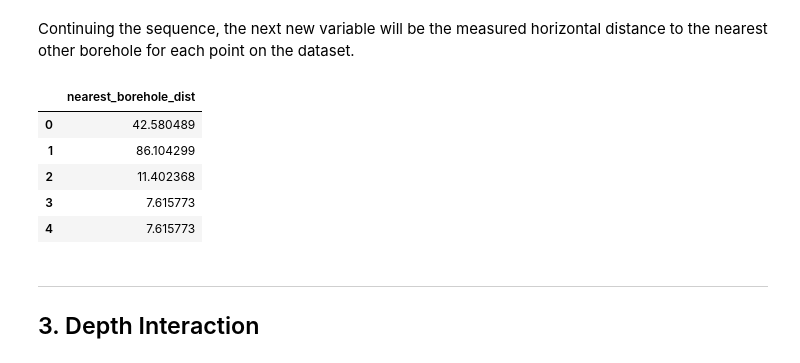
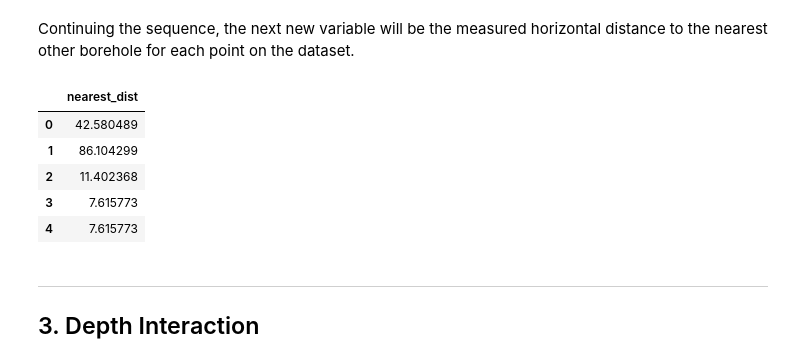
Before and after one commit to leinadher/GeoThesis, a Jupyter notebook: jupyter_notebooks/04_transformation_zh_mastersonden.ipynb, the cells around one changed output. Saved outputs shown, nothing was run; the diff lists cells and outputs as text; code cells hidden in the pictures.

```diff
--- a/jupyter_notebooks/04_transformation_zh_mastersonden.ipynb
+++ b/jupyter_notebooks/04_transformation_zh_mastersonden.ipynb
@@ -114,20 +114,20 @@ Continuing the sequence, the next new variable will be the measured horizontal d
 # %%
 # Extract coordinate tuples from geometry
 coords = np.array([(point.x, point.y) for point in zh_geothermal_probes_gdf.geometry])
 
 # Create KDTree
 tree = cKDTree(coords)
 
 # Query the nearest neighbor for each point (excluding itself)
 distances, indices = tree.query(coords, k=2)  # k=2 because the first result is the point itself
 
 # The second column contains the distance to the nearest neighbor
-zh_geothermal_probes_gdf["nearest_borehole_dist"] = distances[:, 1]
+zh_geothermal_probes_gdf["nearest_dist"] = distances[:, 1]
 
 # Display first few rows
-zh_geothermal_probes_gdf.head()[["nearest_borehole_dist"]]
+zh_geothermal_probes_gdf.head()[["nearest_dist"]]
 # %% [output]
-|  | nearest_borehole_dist |
+|  | nearest_dist |
 | 0 | 42.580489 |
 | 1 | 86.104299 |
 | 2 | 11.402368 |
```
Also changed, not shown: parts of 39 cells of this notebook, 15 other files.
